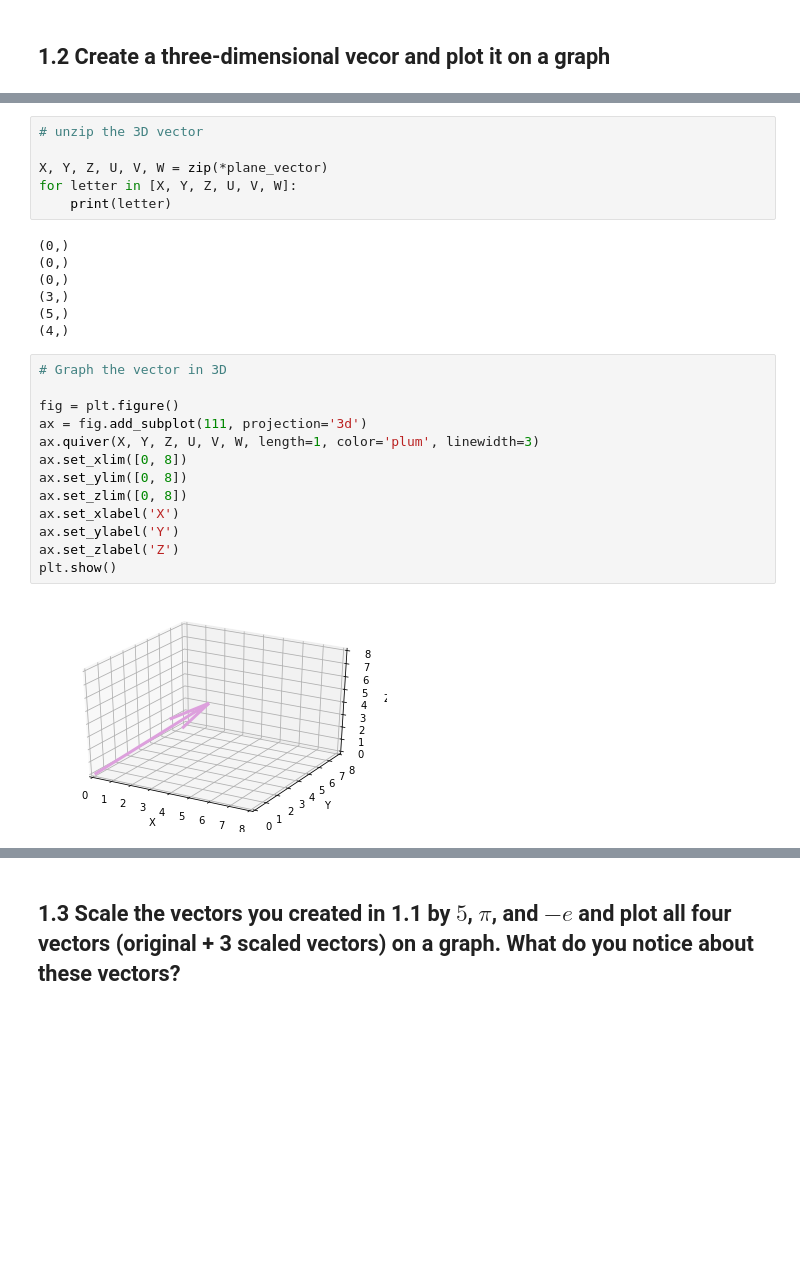
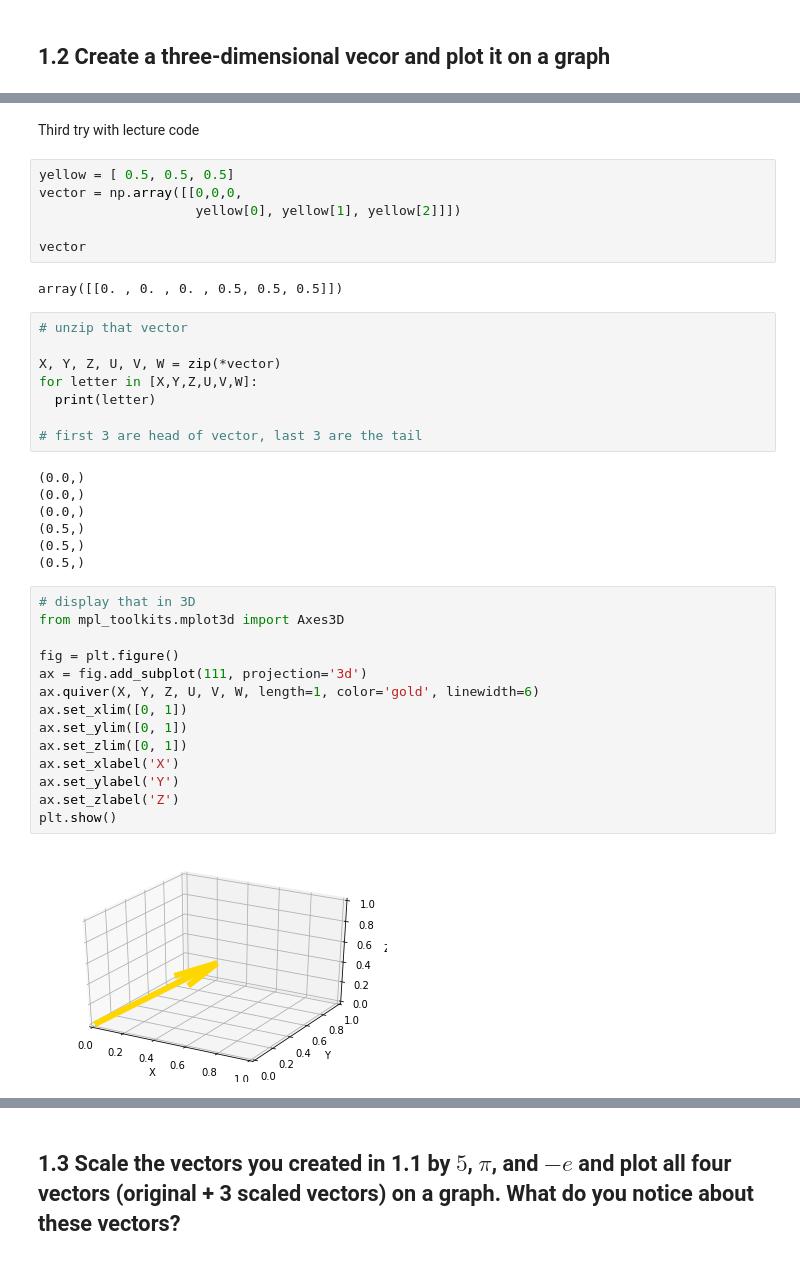
Before and after one commit to RMDircio/DS-Unit-1-Sprint-3-Linear-Algebra, a Jupyter notebook: Regina Dircio DSPT5 - Vectors and Matrices Assignment.ipynb, the cells around one changed output, grey strips where cells are left out. Saved outputs shown, nothing was run; the diff lists cells and outputs as text; blank space fills up the shorter version.

```diff
--- a/Regina Dircio DSPT5 - Vectors and Matrices Assignment.ipynb
+++ b/Regina Dircio DSPT5 - Vectors and Matrices Assignment.ipynb
@@ -47,28 +110,41 @@ array([0, 0, 0, 3, 5, 4])
+# %% [markdown]
+Third try with lecture code
+# %%
+yellow = [ 0.5, 0.5, 0.5]
+vector = np.array([[0,0,0,
+                    yellow[0], yellow[1], yellow[2]]])
+
+vector
+# %% [output]
+array([[0. , 0. , 0. , 0.5, 0.5, 0.5]])
 # %%
-# unzip the 3D vector
+# unzip that vector
 
-X, Y, Z, U, V, W = zip(*plane_vector)
-for letter in [X, Y, Z, U, V, W]:
-    print(letter)
+X, Y, Z, U, V, W = zip(*vector)
+for letter in [X,Y,Z,U,V,W]:
+  print(letter)
+
+# first 3 are head of vector, last 3 are the tail
 # %% [output]
-(0,)
-(0,)
-(0,)
-(3,)
-(5,)
-(4,)
+(0.0,)
+(0.0,)
+(0.0,)
+(0.5,)
+(0.5,)
+(0.5,)
 # %%
-# Graph the vector in 3D
+# display that in 3D
+from mpl_toolkits.mplot3d import Axes3D
 
 fig = plt.figure()
 ax = fig.add_subplot(111, projection='3d')
-ax.quiver(X, Y, Z, U, V, W, length=1, color='plum', linewidth=3)
-ax.set_xlim([0, 8])
-ax.set_ylim([0, 8])
-ax.set_zlim([0, 8])
+ax.quiver(X, Y, Z, U, V, W, length=1, color='gold', linewidth=6)
+ax.set_xlim([0, 1])
+ax.set_ylim([0, 1])
+ax.set_zlim([0, 1])
 ax.set_xlabel('X')
 ax.set_ylabel('Y')
 ax.set_zlabel('Z')
 plt.show()
 # %% [output]
-[figure, old version]
+[figure, new version]
```
Also changed, not shown: parts of 34 cells of this notebook.
